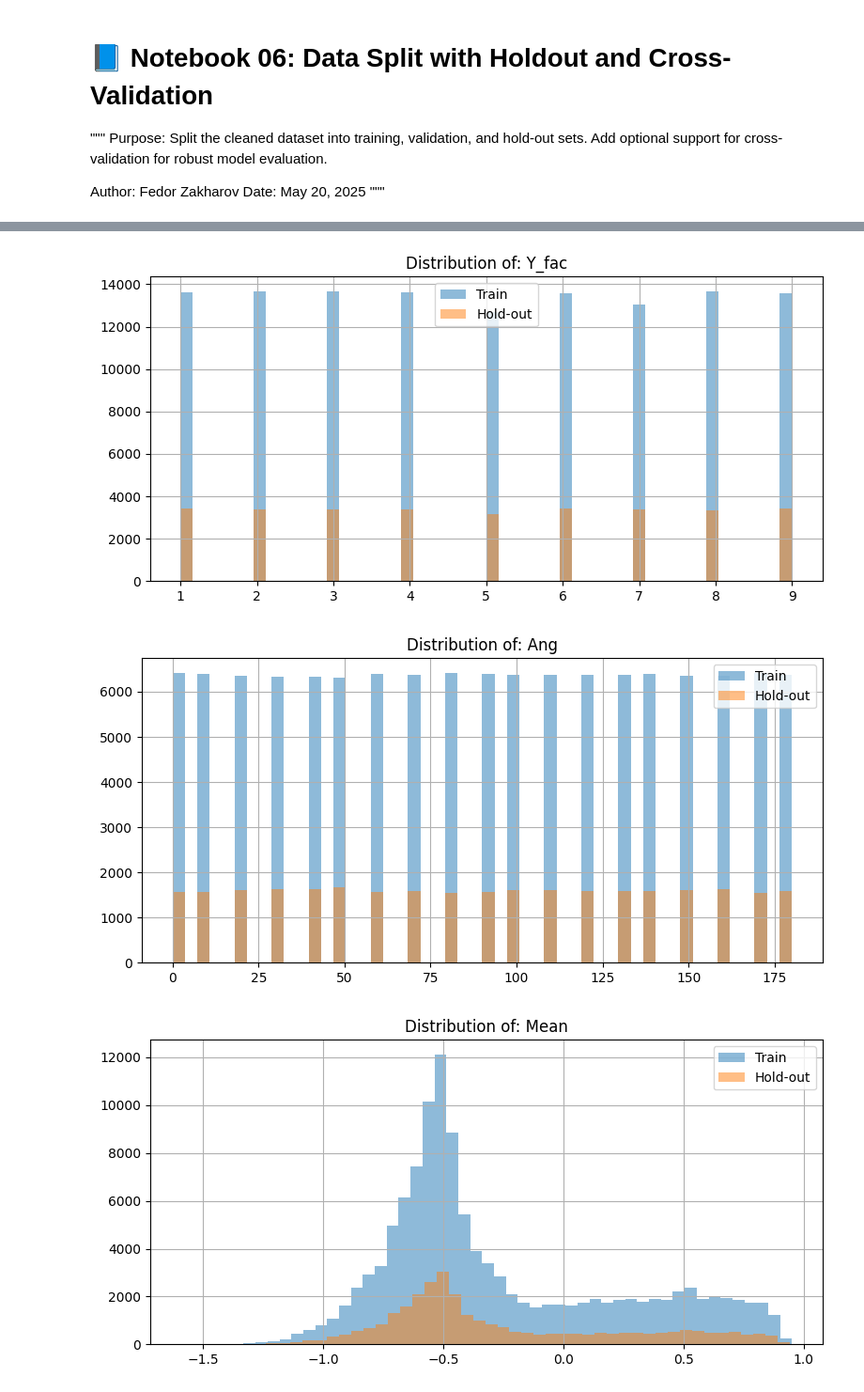
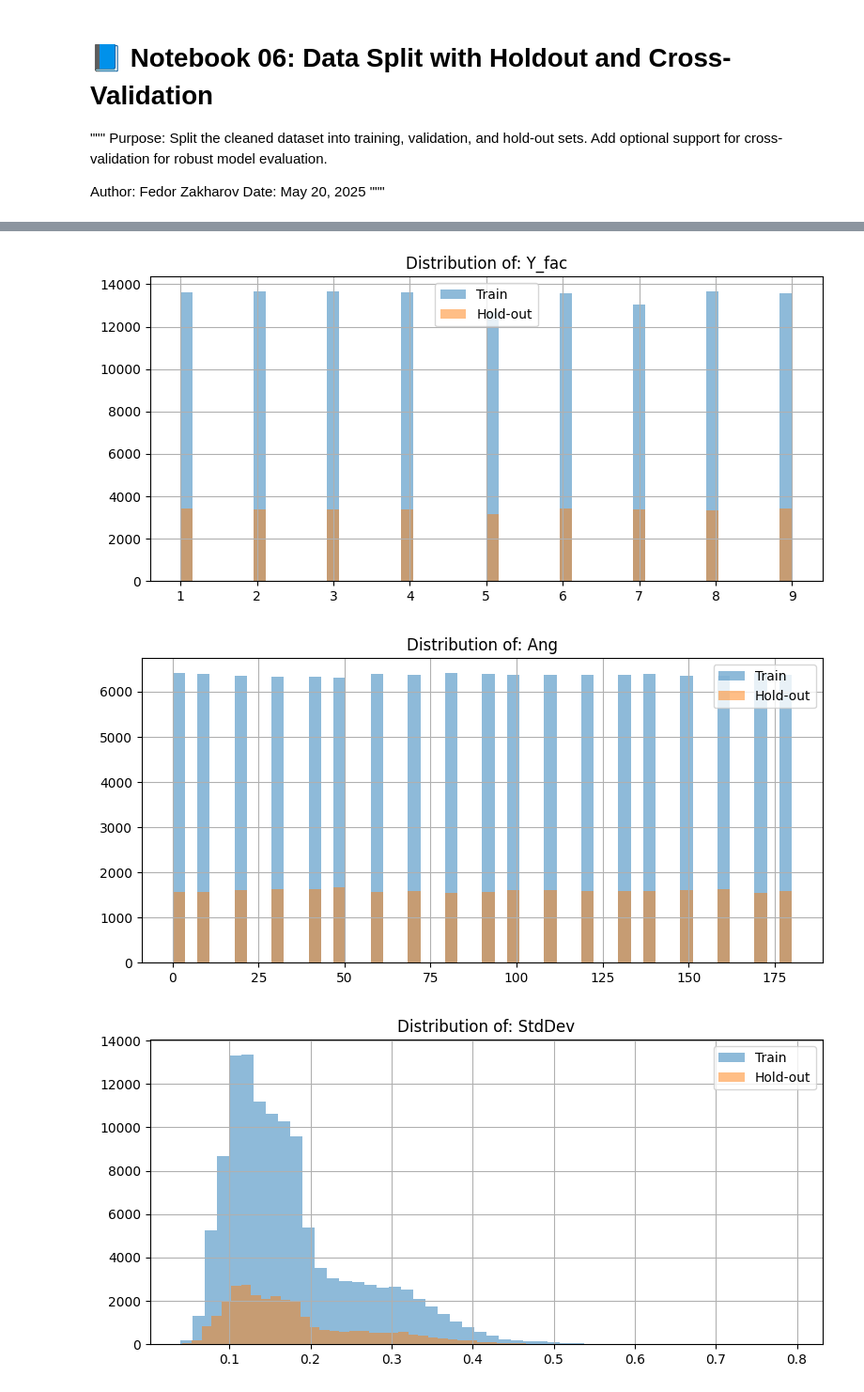
Before and after one commit to fzakharov129/wind_fluctuation_prediction_2025, a Jupyter notebook: notebooks/06_data_split_holdout.ipynb, the cells around one changed output, grey strips where cells are left out. Shown: that part at 94% size. Cells and saved outputs as stored; diff of their text form; code cells hidden in the pictures.

Commit message:
Add notebooks 01–07 including preprocessing, overview, holdout split, and random search

```diff
--- a/notebooks/06_data_split_holdout.ipynb
+++ b/notebooks/06_data_split_holdout.ipynb
@@ -11,11 +11,12 @@ Date: May 20, 2025
 """
 # %%
 import pandas as pd
+import matplotlib.pyplot as plt
 from sklearn.model_selection import train_test_split
-import matplotlib.pyplot as plt
+
 
 # 📂 Path to the original dataset
-file_path = '/mnt/d/projects/wind_pressure_prediction_2025/data/processed/WindLoading_Interference_Base.csv'
+file_path = '/mnt/d/projects/wind_fluctuation_prediction_2025/data/processed/WindLoading_Interference_Base.csv'
 
 # 📥 Load the data
 df = pd.read_csv(file_path)
@@ -31,8 +32,8 @@ else:
     print(f"⚠️ Found {len(intersection)} overlapping rows! Check the split logic.")
 
 # 💾 Paths to save the new datasets
-train_path = '/mnt/d/projects/wind_pressure_prediction_2025/data/processed/WindLoading_Train.csv'
-holdout_path = '/mnt/d/projects/wind_pressure_prediction_2025/data/processed/WindLoading_HoldOut.csv'
+train_path = '/mnt/d/projects/wind_fluctuation_prediction_2025/data/processed/WindLoading_Train.csv'
+holdout_path = '/mnt/d/projects/wind_fluctuation_prediction_2025/data/processed/WindLoading_HoldOut.csv'
 
 # 💾 Save the split datasets
 train_df.to_csv(train_path, index=False)
@@ -54,7 +55,7 @@ print("\n📈 Descriptive statistics for Hold-out set:")
 print(holdout_df.describe())
 
 # 📉 Plot distributions for key features
-key_columns = ['X_int', 'Y_int', 'X_fac', 'Y_fac', 'Ang', 'Mean']
+key_columns = ['X_int', 'Y_int', 'X_fac', 'Y_fac', 'Ang', 'StdDev']
 
 for col in key_columns:
     plt.figure(figsize=(8, 4))
@@ -81,32 +82,32 @@ comparison_df = pd.DataFrame({
     'Holdout Std': holdout_std,
     'Δ Std': train_std - holdout_std
 })
 
 # 📊 Display summary as a table
 print("\n📊 Holdout vs Train Stats:")
 print(comparison_df.round(4))  # округляем для удобства
 # %% [output]
 ✅ No overlap between train and hold-out sets — all good!
 ✅ Split datasets successfully saved.
 📊 Total: 151392 rows, Train: 121113 rows, Hold-out: 30279 rows
 🔍 Overlapping rows between train and hold-out: 0 (should be 0)
 
 📈 Descriptive statistics for Train set:
             Lwr        Int_Pnt          X_int          Y_int          X_fac  \
 count  121113.0  121113.000000  121113.000000  121113.000000  121113.000000
 mean        1.0      18.761190       4.027858       3.097471      14.425726
 std         0.0      11.420076       2.566945       1.956046       8.082375
 min         1.0       1.000000       0.000000       0.000000       1.000000
 25%         1.0       9.000000       2.000000       2.000000       7.000000
 ... (50 lines left out)
 25%        0.116540
 50%        0.156198
 75%        0.214645
 max        0.648122
 [figure]
 [figure]
 [figure]
 [figure]
 [figure]
-[figure, old version]
+[figure, new version]
 📊 Holdout vs Train Stats:
```
Also changed, not shown: parts of 1 cell of this notebook, 3 other files.
